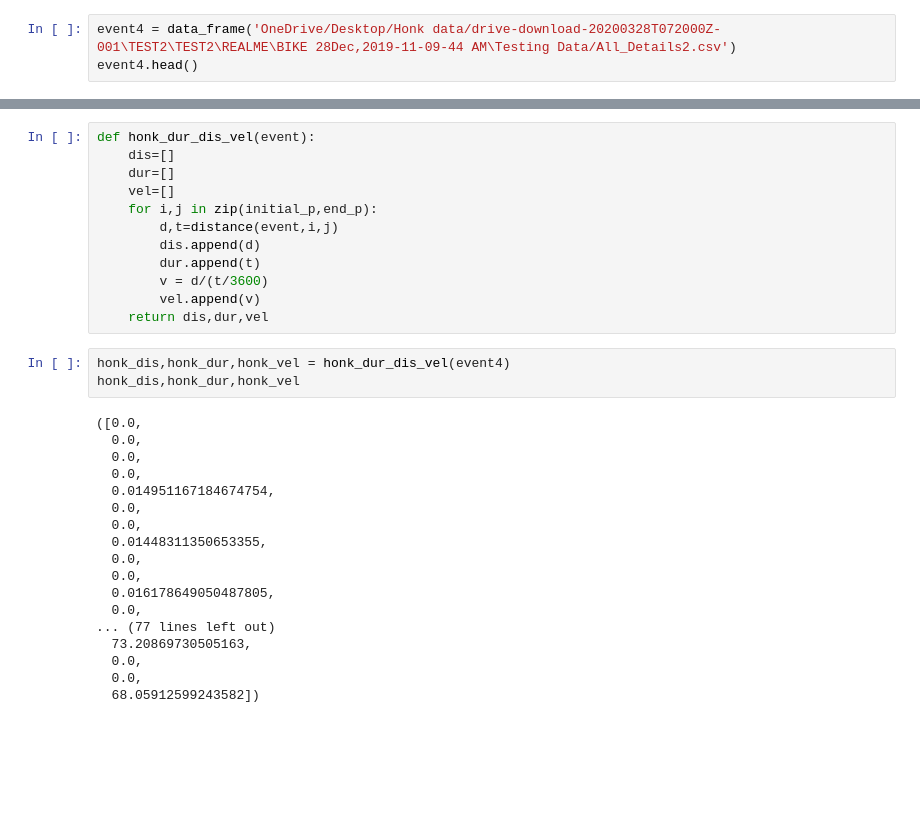
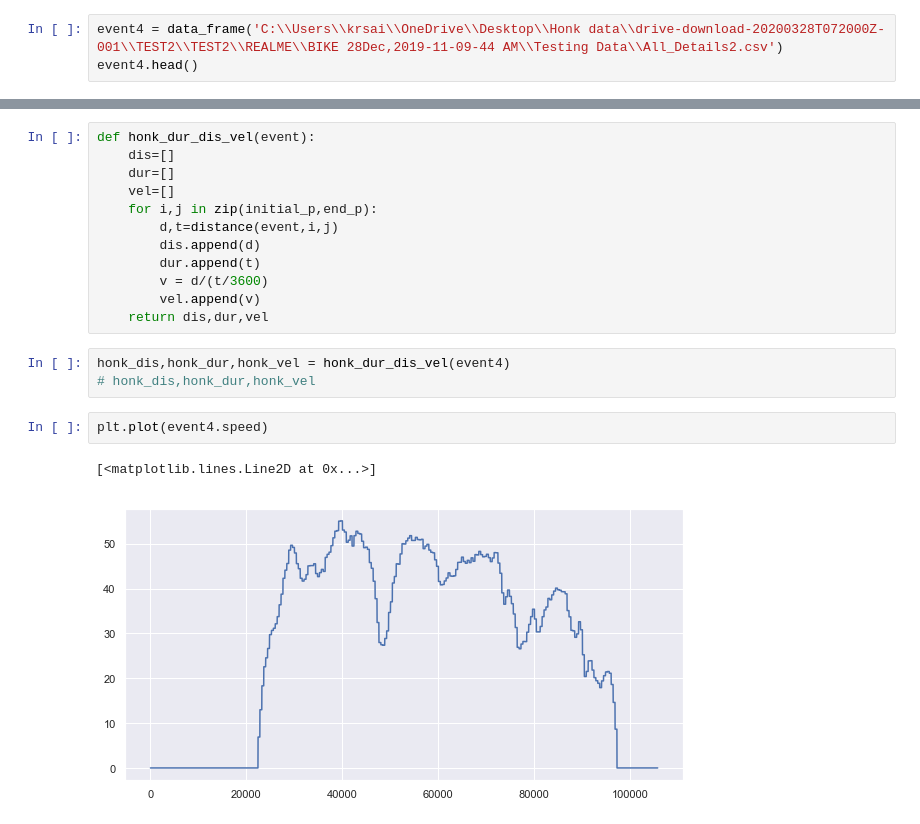
Before and after one commit to krsailesh-zz/driver_profiling_honk, a Jupyter notebook: honk_mi_note5.ipynb, the cells around one changed output, grey strips where cells are left out. Saved outputs shown, nothing was run; the diff lists cells and outputs as text; blank space fills up the shorter version.

Commit message:
relational plot added

```diff
--- a/honk_mi_note5.ipynb
+++ b/honk_mi_note5.ipynb
@@ -17,7 +17,7 @@ rcParams['figure.figsize'] = 10, 5
 def data_frame(event):
     return pd.read_csv(event)
 # %%
-event4 = data_frame('OneDrive/Desktop/Honk data/drive-download-20200328T072000Z-001\TEST2\TEST2\REALME\BIKE 28Dec,2019-11-09-44 AM\Testing Data/All_Details2.csv')
+event4 = data_frame('C:\\Users\\krsai\\OneDrive\\Desktop\\Honk data\\drive-download-20200328T072000Z-001\\TEST2\\TEST2\\REALME\\BIKE 28Dec,2019-11-09-44 AM\\Testing Data\\All_Details2.csv')
 event4.head()
 # %% [output]
 |  | x | y | z | latitude | longitude | speed | sound | light | time | timestamp |
@@ -171,22 +153,9 @@ def honk_dur_dis_vel(event):
     return dis,dur,vel
 # %%
 honk_dis,honk_dur,honk_vel = honk_dur_dis_vel(event4)
-honk_dis,honk_dur,honk_vel
+# honk_dis,honk_dur,honk_vel
-# %% [output]
-([0.0,
-  0.0,
-  0.0,
-  0.0,
-  0.014951167184674754,
-  0.0,
-  0.0,
-  0.01448311350653355,
-  0.0,
-  0.0,
-  0.016178649050487805,
-  0.0,
-... (77 lines left out)
-  73.20869730505163,
-  0.0,
-  0.0,
-  68.05912599243582])
+# %%
+plt.plot(event4.speed)
+# %% [output]
+[<matplotlib.lines.Line2D at 0x...>]
+[figure, added]
```
Also changed, not shown: parts of 2 cells of this notebook.
